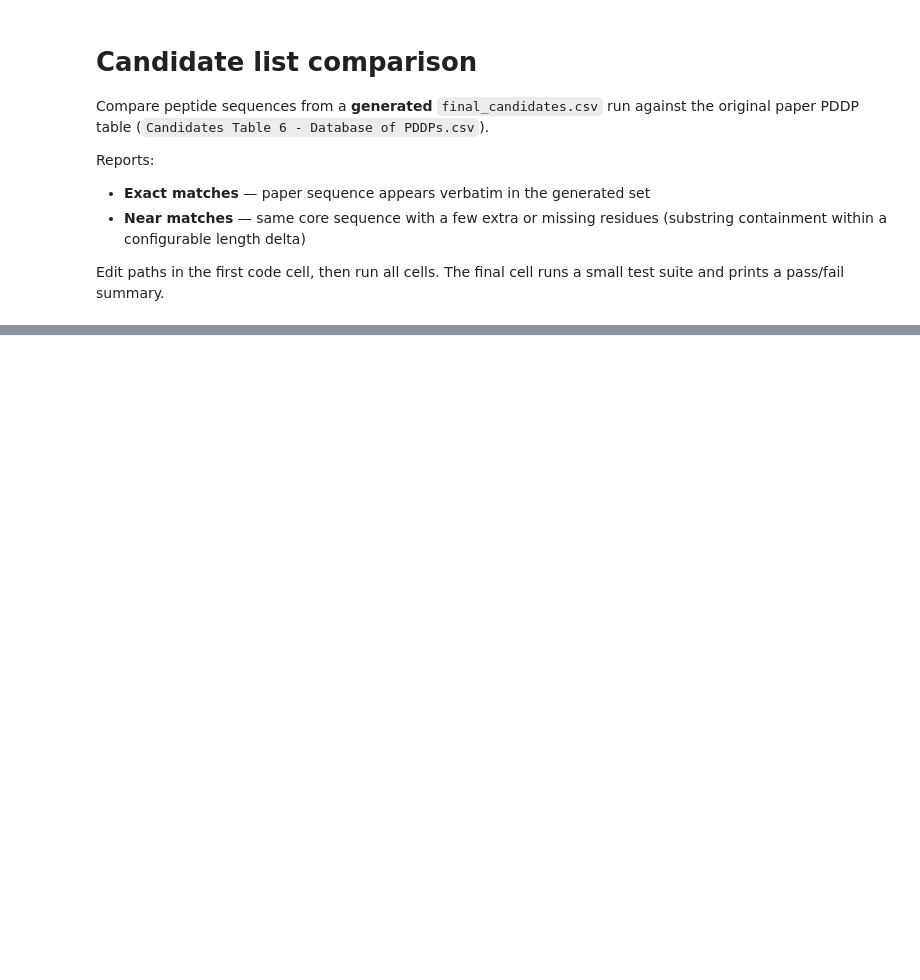
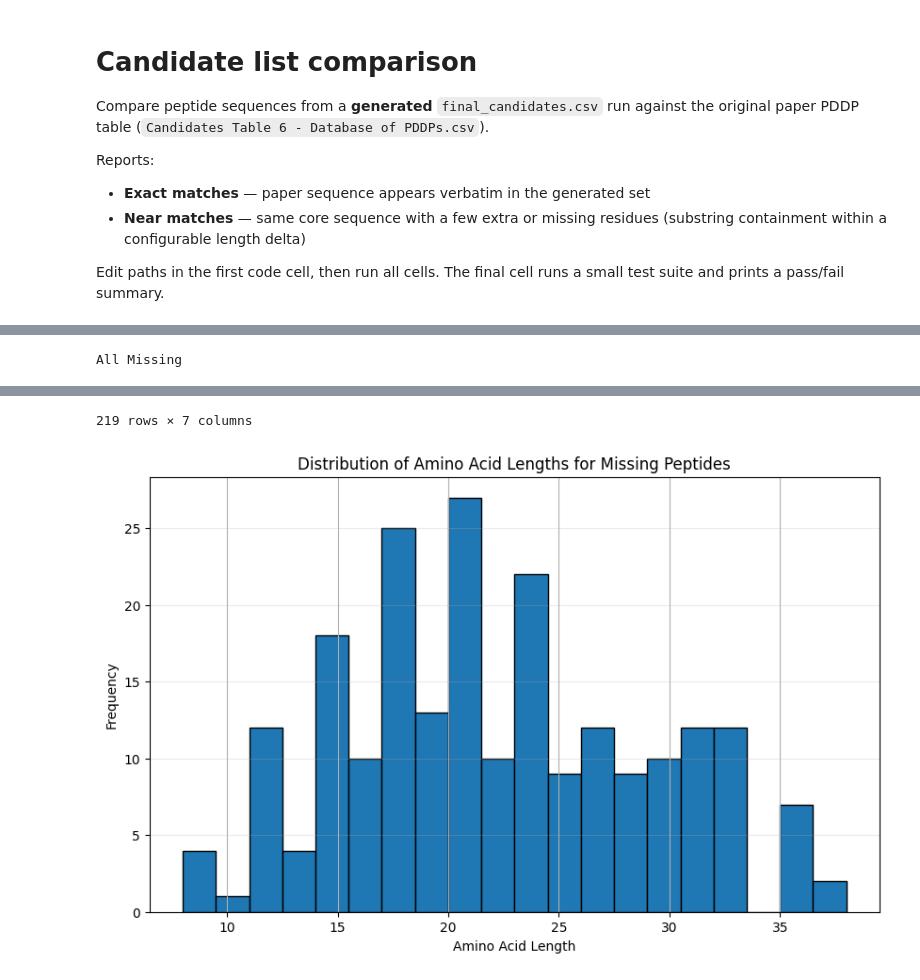
Before and after one commit to KYinXu/Peptide-Anti-microbial-Properties-Prediction, a Jupyter notebook: notebooks/candidate_list_comparison.ipynb, the cells around one changed output, grey strips where cells are left out. Drawn from its saved outputs; the diff is of its cells as text; code cells hidden in the pictures; blank space fills up the shorter version.

```diff
--- a/notebooks/candidate_list_comparison.ipynb
+++ b/notebooks/candidate_list_comparison.ipynb
@@ -473,0 +473,17 @@ Tests: 11 passed, 0 failed, 11 total
+# %%
+print("All Missing")
+display(comparison_df.loc[comparison_df["status"] == "missing", display_cols])
+
+import matplotlib.pyplot as plt
+
+missing_df = comparison_df.loc[comparison_df["status"] == "missing"]
+
+plt.figure(figsize=(10, 6))
+missing_df["paper_length"].hist(bins=20, edgecolor="black")
+plt.title("Distribution of Amino Acid Lengths for Missing Peptides")
+plt.xlabel("Amino Acid Length")
+plt.ylabel("Frequency")
+plt.grid(axis="y", alpha=0.25)
+plt.show()
+# %% [output]
+All Missing
@@ -473,0 +502,2 @@ Tests: 11 passed, 0 failed, 11 total
+219 rows × 7 columns
+[figure, added]
```
Also changed, not shown: parts of 9 cells of this notebook, 29 other files.
